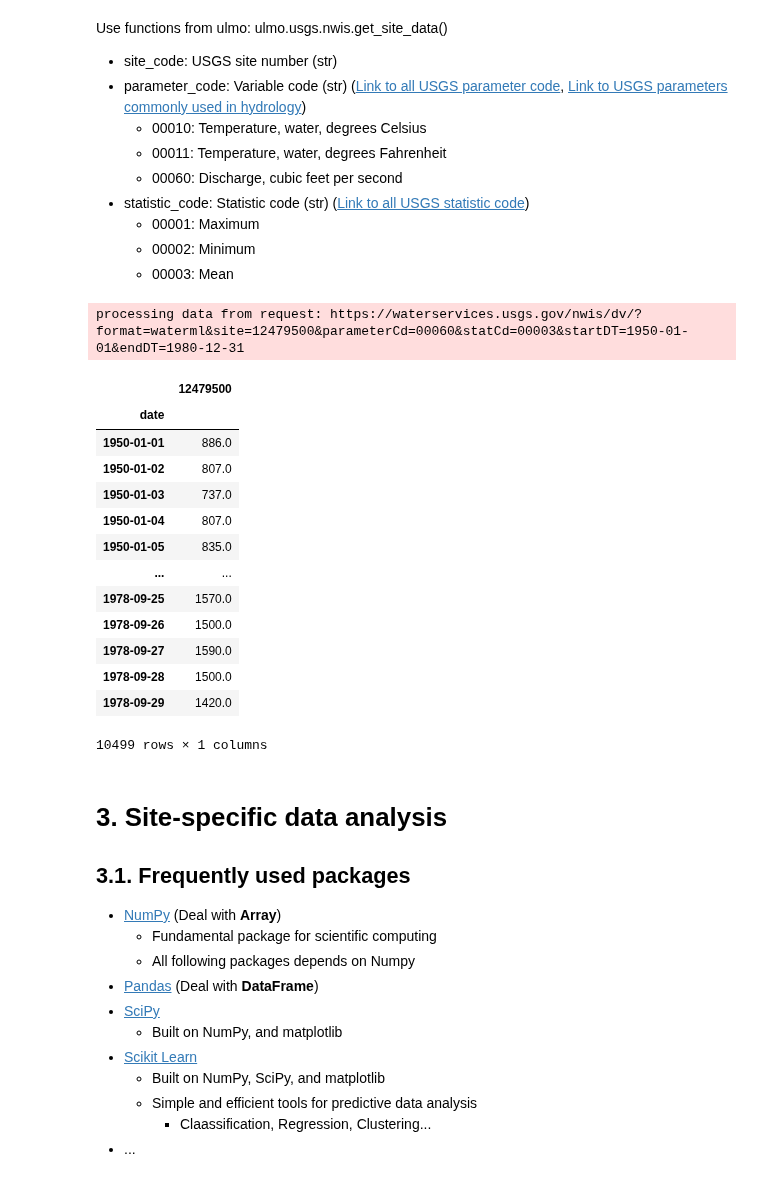
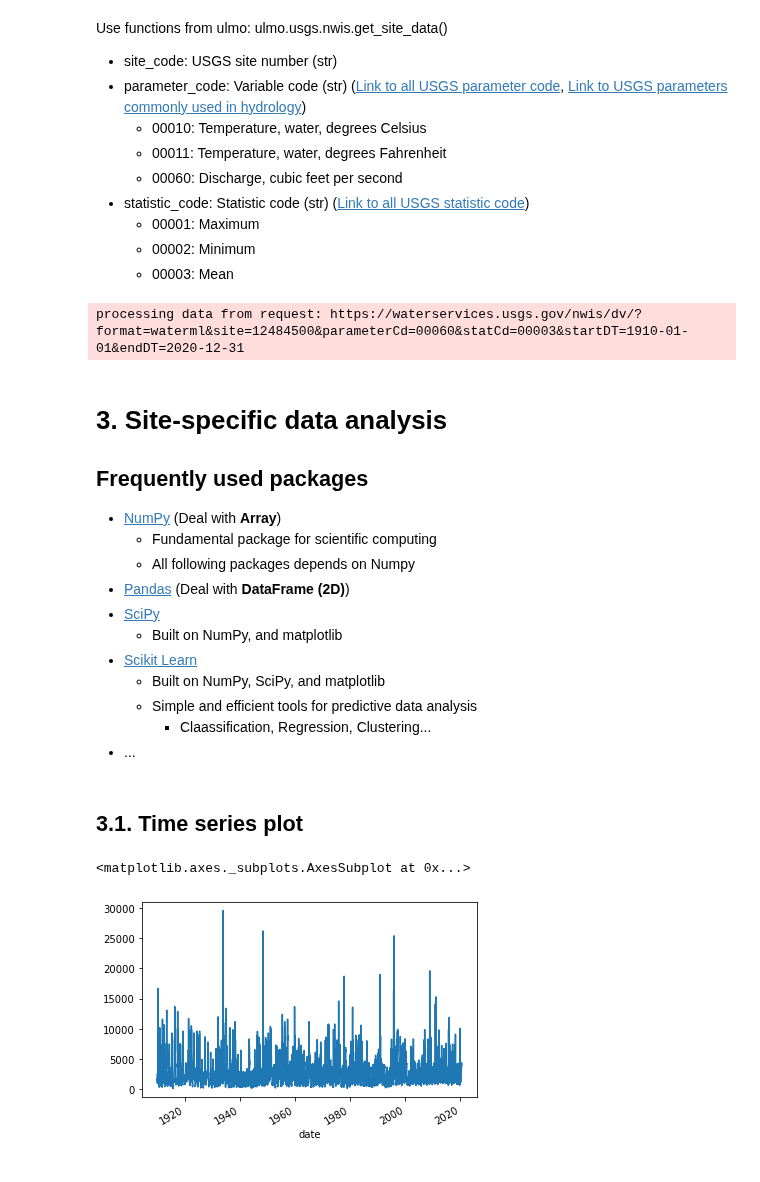
Before and after one commit to waterhackweek/waterdata, a Jupyter notebook: point_data_tutorial.ipynb, the cells around one changed output. Saved outputs shown, nothing was run; the diff lists cells and outputs as text; code cells hidden in the pictures.

```diff
--- a/point_data_tutorial.ipynb
+++ b/point_data_tutorial.ipynb
@@ -73,7 +388,7 @@ nwis_sites.keys()
 # %% [output]
 dict_keys(['12473980', '12473985', '12474500', '12475000', '12476000', '12477000', '12479000', '12479500', '12480000', '12480500', '12481000', '12481500', '12483500', '12483600', '12483800', '12484480 ...
 # %%
-site_code = '12479500'
+site_code = '12484500' #'12479500'
 # %%
 nwis_sites[site_code]
 # %% [output]
@@ -176,13 +494,13 @@ Use functions from ulmo: ulmo.usgs.nwis.get_site_data()
 # download USGS data using ulmo
 param_code = '00060'
 stat_code  = '00003'
-start_date = '1950-01-01'
-end_date   = '1980-12-31'
+start_date = '1910-01-01'
+end_date   = '2020-12-31'
 site_data = ulmo.usgs.nwis.get_site_data(site_code=site_code,parameter_code=param_code, service='daily',
                                          statistic_code=stat_code, start=start_date,end=end_date,
                                          methods="all")
 # %% [output]
-processing data from request: https://waterservices.usgs.gov/nwis/dv/?format=waterml&site=12479500&parameterCd=00060&statCd=00003&startDT=1950-01-01&endDT=1980-12-31
+processing data from request: https://waterservices.usgs.gov/nwis/dv/?format=waterml&site=12484500&parameterCd=00060&statCd=00003&startDT=1910-01-01&endDT=2020-12-31
 # %%
 # convert data format to Pandas Dataframe
 
@@ -192,31 +510,14 @@ df[site_code] = df['value'].astype(float)       # convert ['value'] to float
 df['date'] = pd.to_datetime(df['datetime'])             # convert ['datetime'] format to date and add as a new column
 df.set_index(['date'],inplace=True)                     # set date to be index
 df = df.drop(['datetime','value','qualifiers'],axis=1)  # delete column ['datetime']
-# %%
-df
-# %% [output]
-|  | 12479500 |
-| date |  |
-| 1950-01-01 | 886.0 |
-| 1950-01-02 | 807.0 |
-| 1950-01-03 | 737.0 |
-| 1950-01-04 | 807.0 |
-| 1950-01-05 | 835.0 |
-| ... | ... |
-| 1978-09-25 | 1570.0 |
-| 1978-09-26 | 1500.0 |
-| 1978-09-27 | 1590.0 |
-| 1978-09-28 | 1500.0 |
-| 1978-09-29 | 1420.0 |
-10499 rows × 1 columns
 # %% [markdown]
 # 3. Site-specific data analysis
 
-## 3.1. Frequently used packages
+## Frequently used packages
 * [NumPy](https://numpy.org/) (Deal with **Array**)
     * Fundamental package for scientific computing
     * All following packages depends on Numpy
-* [Pandas](https://pandas.pydata.org/) (Deal with **DataFrame**)
+* [Pandas](https://pandas.pydata.org/) (Deal with **DataFrame (2D)**)
 * [SciPy](https://www.scipy.org/)
     * Built on NumPy, and matplotlib
 * [Scikit Learn](https://scikit-learn.org/stable/)
@@ -224,3 +525,11 @@ df
     * Simple and efficient tools for predictive data analysis
         * Claassification, Regression, Clustering...
 * ...
+# %% [markdown]
+## 3.1. Time series plot
+# %%
+# quick check the time series
+df[site_code].plot()
+# %% [output]
+<matplotlib.axes._subplots.AxesSubplot at 0x...>
+[figure, added]
```
Also changed, not shown: parts of 72 cells of this notebook.
